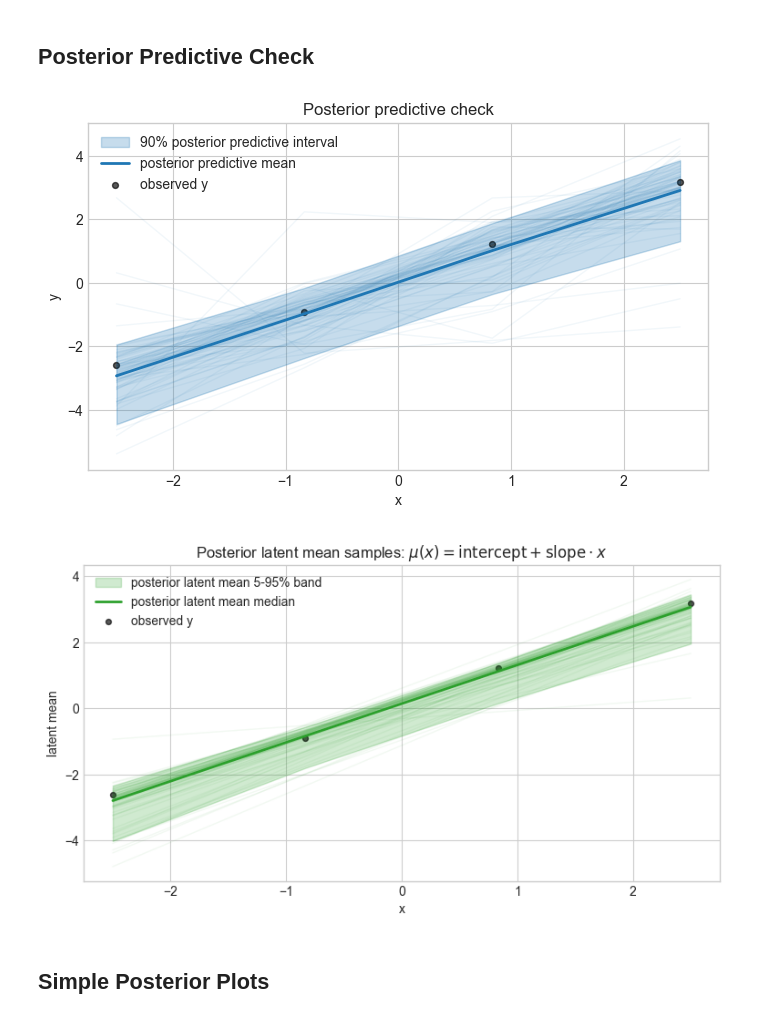
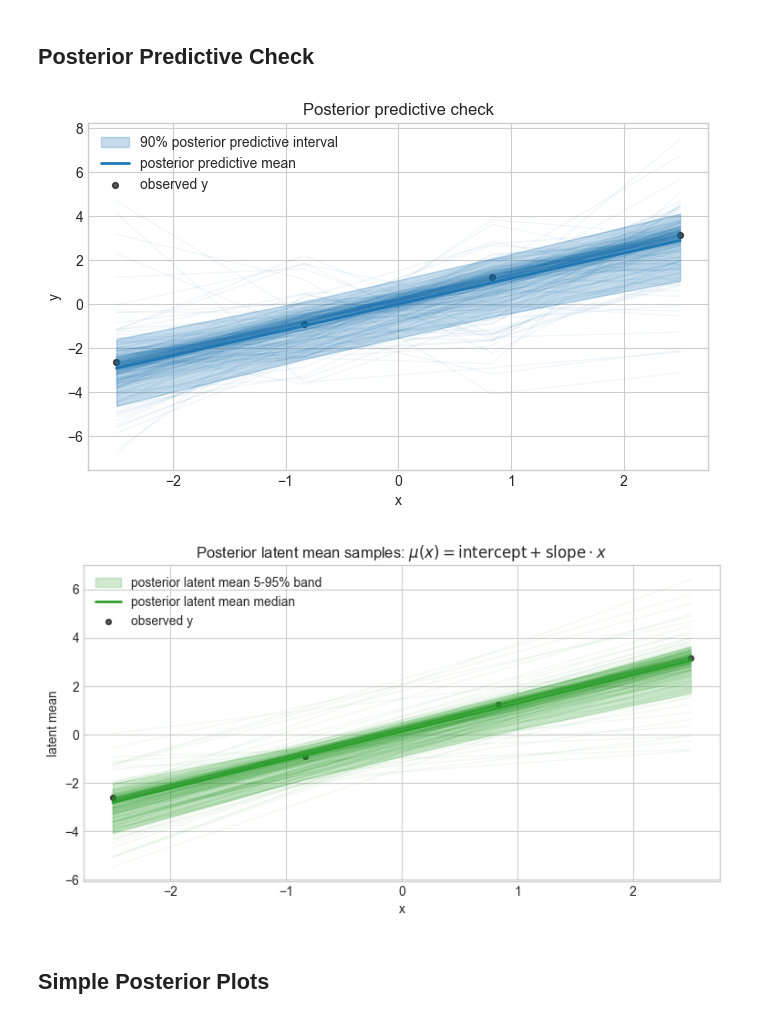
Before and after one commit to wesleyjholt/numpyro-extras, a Jupyter notebook: notebooks/linear_regression_transformed_mixture_priors.ipynb, the cells around one changed output. Drawn from its saved outputs; the diff is of its cells as text; code cells hidden in the pictures.

```diff
--- a/notebooks/linear_regression_transformed_mixture_priors.ipynb
+++ b/notebooks/linear_regression_transformed_mixture_priors.ipynb
@@ -243,7 +243,7 @@ y_pred_mean = y_post_pred.mean(axis=0)
 y_pred_lo, y_pred_hi = np.quantile(y_post_pred, [0.05, 0.95], axis=0)
 
 rng = np.random.default_rng(2718)
-num_lines = min(80, y_post_pred.shape[0])
+num_lines = min(300, y_post_pred.shape[0])
 draw_ids = rng.choice(y_post_pred.shape[0], size=num_lines, replace=False)
 
 x_np = np.asarray(x)
@@ -261,34 +261,34 @@ ax.set_ylabel("y")
 ax.legend(loc="best")
 plt.show()
 # %% [output]
-[figure, old version]
+[figure, new version]
 # %%
 x_np = np.asarray(x)
 y_np = np.asarray(y)
 
 posterior_latent_mean = (
     np.asarray(posterior["intercept"])[:, None]
     + np.asarray(posterior["slope"])[:, None] * x_np[None, :]
 )
 mu_post_q05, mu_post_q50, mu_post_q95 = np.quantile(posterior_latent_mean, [0.05, 0.5, 0.95], axis=0)
 
 rng_post_latent = np.random.default_rng(1234)
-n_post_latent = min(80, posterior_latent_mean.shape[0])
+n_post_latent = min(300, posterior_latent_mean.shape[0])
 post_latent_ids = rng_post_latent.choice(posterior_latent_mean.shape[0], size=n_post_latent, replace=False)
 
 fig, ax = plt.subplots(figsize=(9, 4.5))
 for idx in post_latent_ids:
     ax.plot(x_np, posterior_latent_mean[idx], color="tab:green", alpha=0.06, lw=1)
 ax.fill_between(x_np, mu_post_q05, mu_post_q95, color="tab:green", alpha=0.22, label="posterior latent mean 5-95% band")
 ax.plot(x_np, mu_post_q50, color="tab:green", lw=2, label="posterior latent mean median")
 ax.scatter(x_np, y_np, s=18, color="black", alpha=0.65, label="observed y")
 ax.set_title("Posterior latent mean samples: $\\mu(x)=\\mathrm{intercept}+\\mathrm{slope}\\cdot x$")
 ax.set_xlabel("x")
 ax.set_ylabel("latent mean")
 ax.legend(loc="best")
 plt.show()
 # %% [output]
-[figure, old version]
+[figure, new version]
 # %% [markdown]
 ## Simple Posterior Plots
 # %%
```
Also changed, not shown: parts of 2 cells of this notebook.
